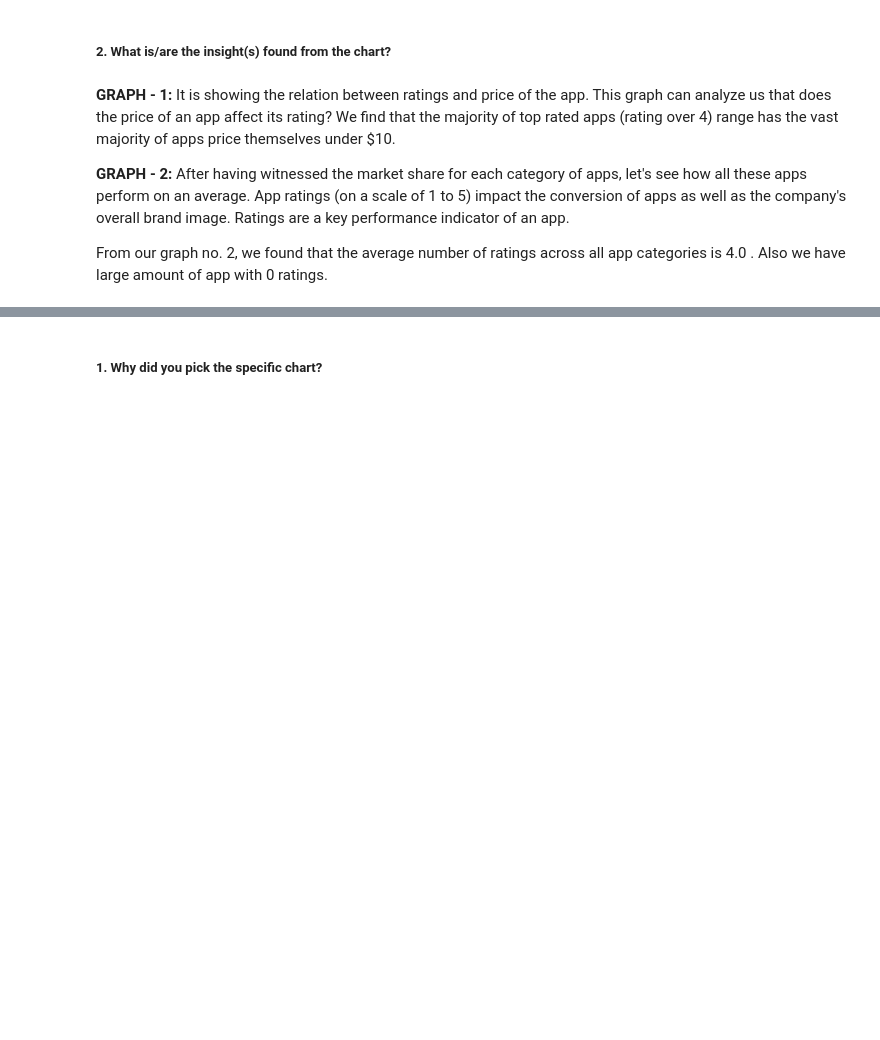
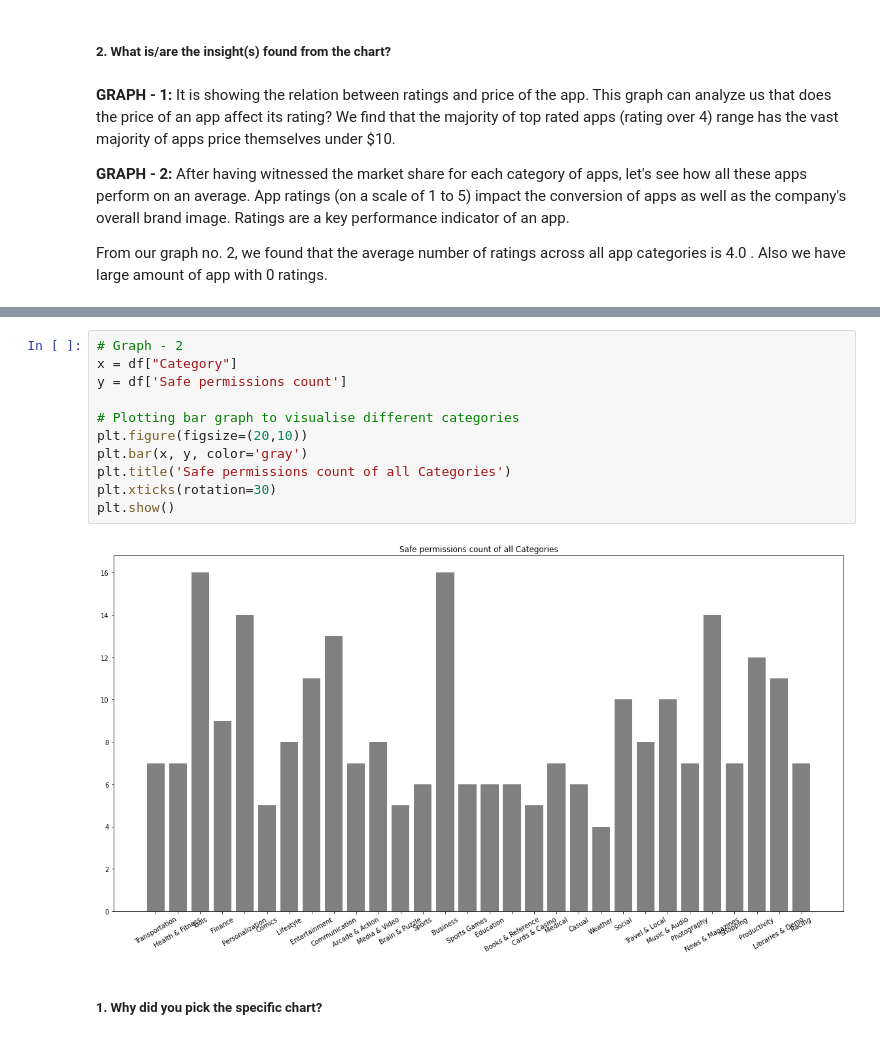
Before and after one commit to v1git12/Capstone-Project-3-Android-Authenticity-Prediction-, a Jupyter notebook: Android_Authenticity_Prediction.ipynb, the cells around one changed output, grey strips where cells are left out. Cells and saved outputs as stored; diff of their text form; blank space fills up the shorter version.

```diff
--- a/Android_Authenticity_Prediction.ipynb
+++ b/Android_Authenticity_Prediction.ipynb
@@ -1449,3 +1301,16 @@ plt.show()
+# %%
+# Graph - 2
+x = df["Category"]
+y = df['Safe permissions count']
+
+# Plotting bar graph to visualise different categories
+plt.figure(figsize=(20,10))
+plt.bar(x, y, color='gray')
+plt.title('Safe permissions count of all Categories')
+plt.xticks(rotation=30)
+plt.show()
+# %% [output]
+[figure, added]
 # %% [markdown]
 ##### 1. Why did you pick the specific chart?
 # %% [markdown]
```
Also changed, not shown: parts of 207 cells of this notebook.
